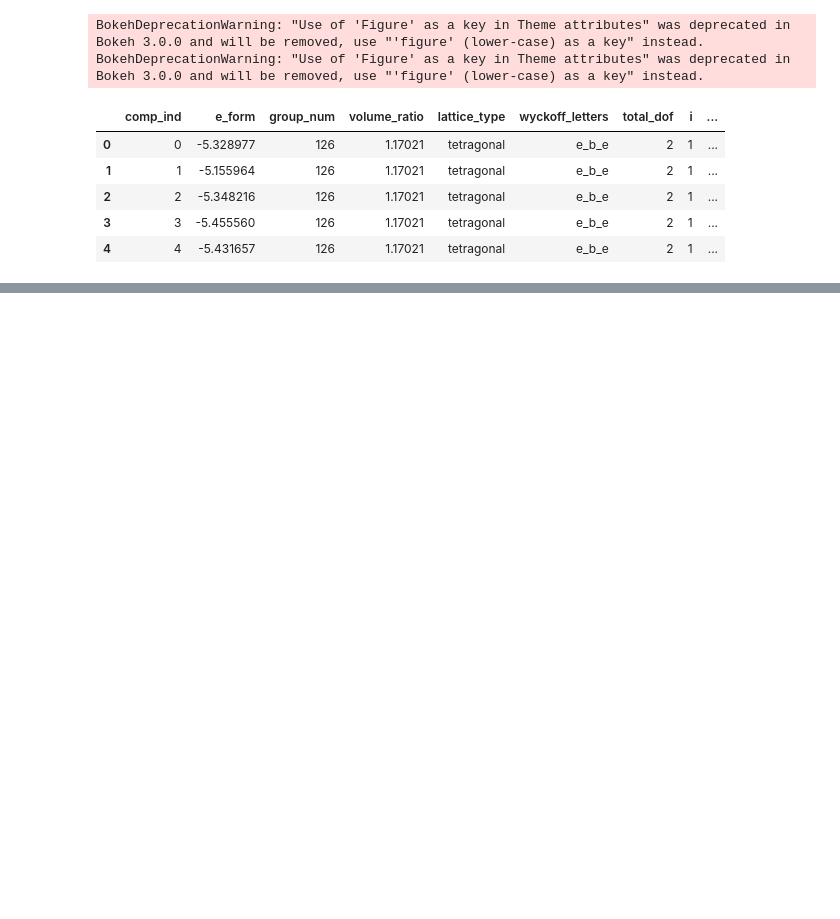
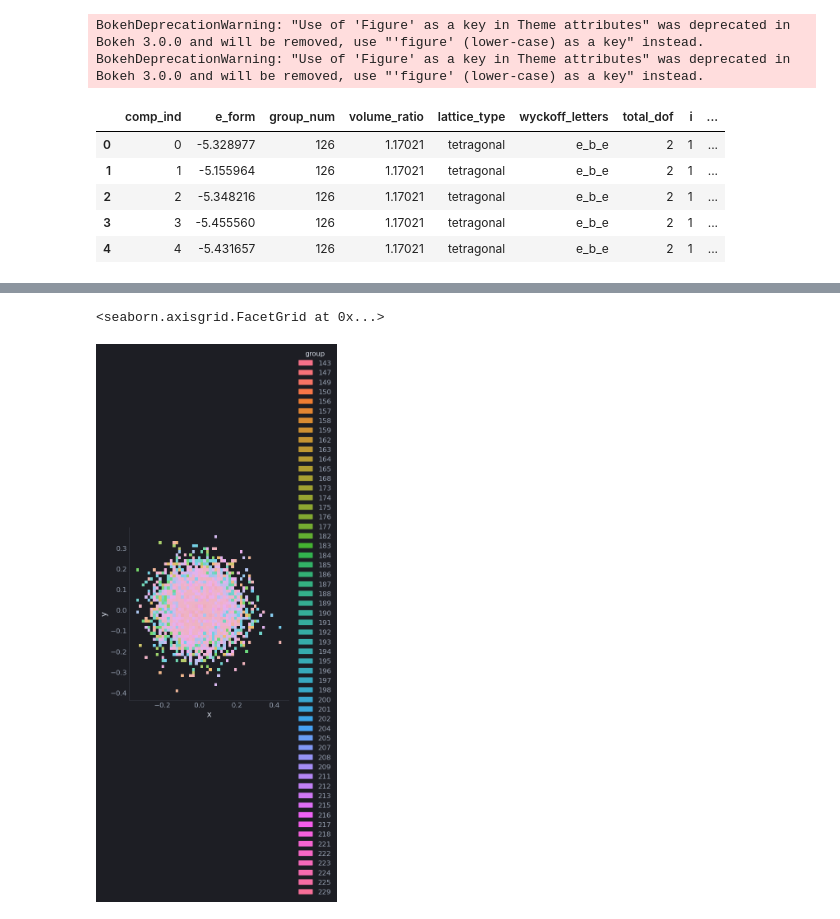
Before and after one commit to nicholas-miklaucic/baysic, a Jupyter notebook: group-latents.ipynb, the cells around one changed output, grey strips where cells are left out. Drawn from its saved outputs; the diff is of its cells as text; code cells hidden in the pictures; blank space fills up the shorter version.

```diff
--- a/group-latents.ipynb
+++ b/group-latents.ipynb
@@ -77,20 +32,23 @@ tensor([[[-1.3688,  0.4612, -0.1397,  1.5517, -1.2047,  0.2480],
 # %%
+import torch
 def make_Xy(df):
     X = torch.tensor(np.hstack([
         df[['comp']].rank(method='dense').astype(int),
         df[['group_num']].rank(method='dense').astype(int),
     ])).long()
-    y = torch.tensor(df[['e_form']].values).float()
+    y = torch.tensor(df['e_form'].values).float()
 
-    return (X, y)
+    return (X, y,
+    sorted(set(df['comp'])),
+    sorted(set(df['group_num'])))
 
 test_comps = sorted([
     'La2Pm6', 'La2Tb6', 'Pb8Rh4', 'La10Pb6Zn2'
 ])
-X, y = make_Xy(df.query('comp in @test_comps'))
+X, y, comps, groups = make_Xy(df.query('comp in @test_comps and comp_ind < 15 and (lattice_type == "cubic" or lattice_type == "hexagonal")'))
 print(len(set(X[:, 0].cpu().numpy())), 'comps')
 print(len(set(X[:, 1].cpu().numpy())), 'groups')
-print(X[::10000])
+print(X[::len(X)//5])
 X.shape, y.shape
 # %% [output]
 4 comps
@@ -193,0 +321,5 @@ y_scaled = (y - y.mean()) / y.std()
+# %%
+sns.displot(gdf, x='x', y='y', hue='group')
+# %% [output]
+<seaborn.axisgrid.FacetGrid at 0x...>
+[figure, added]
```
Also changed, not shown: parts of 19 cells of this notebook.
